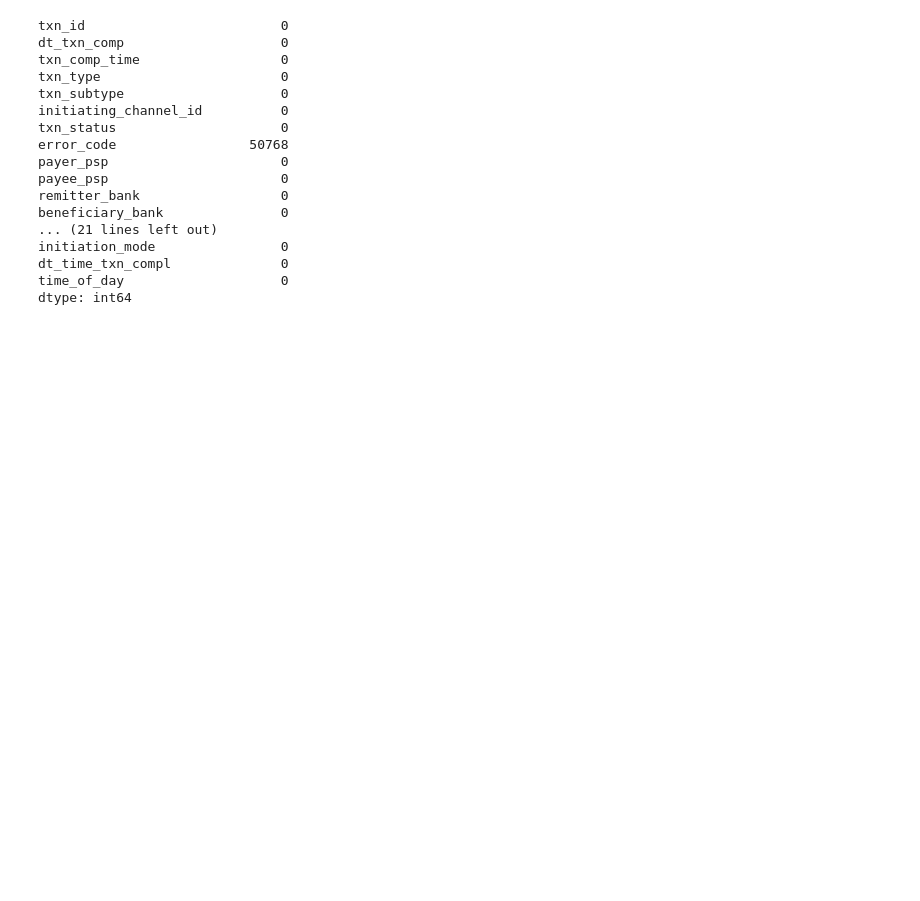
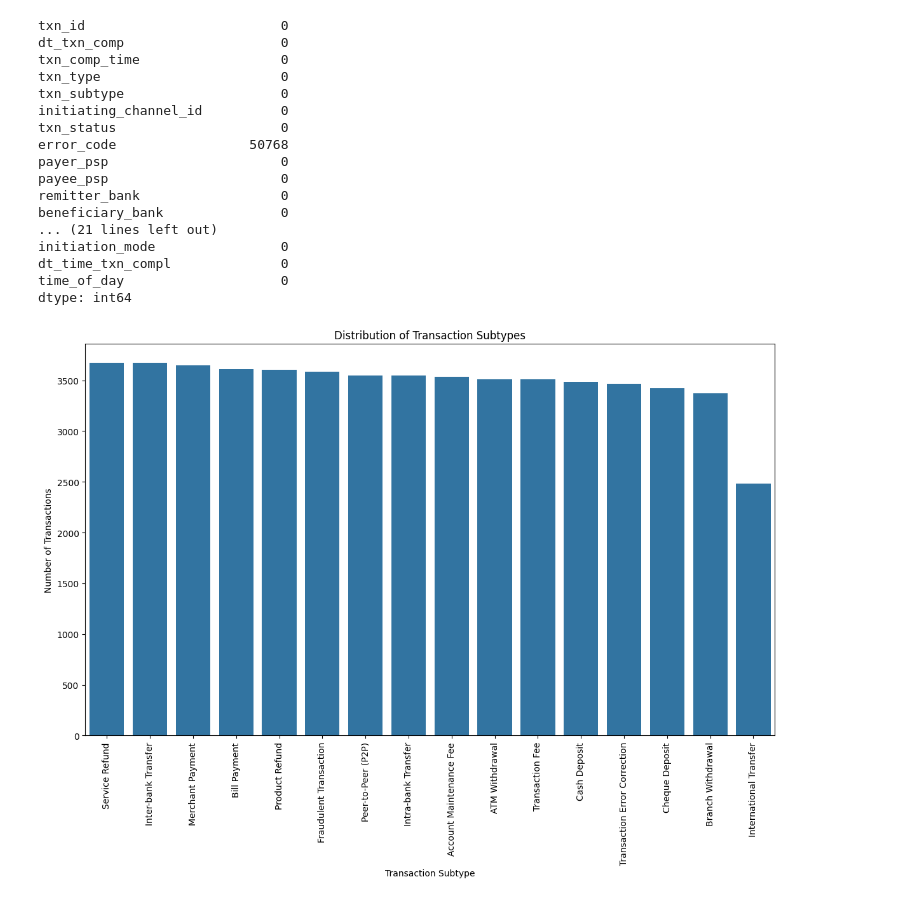
Before and after one commit to shashwatdixit10/Fraud-Detection-ML, a Jupyter notebook: ML Project.ipynb, the cells around one changed output. Saved outputs shown, nothing was run; the diff lists cells and outputs as text; code cells hidden in the pictures; blank space fills up the shorter version.

```diff
--- a/ML Project.ipynb
+++ b/ML Project.ipynb
@@ -12,7 +14,7 @@ Drive already mounted at /content/drive; to attempt to forcibly remount, call dr
 # %%
 import pandas as pd
 # %%
-data = pd.read_csv('/content/drive/MyDrive/data/Fraud Analytics Dataset - npci_data.csv.csv')
+data = pd.read_csv('//content/drive/MyDrive/data/Fraud Analytics Dataset.csv')
 # %%
 import numpy as np
 # %%
@@ -139,0 +145,12 @@ dtype: int64
+# %%
+subtype_counts = data['txn_subtype'].value_counts()
+# %%
+plt.figure(figsize=(14, 8))
+sns.barplot(x=subtype_counts.index, y=subtype_counts.values)
+plt.xlabel('Transaction Subtype')
+plt.ylabel('Number of Transactions')
+plt.title('Distribution of Transaction Subtypes')
+plt.xticks(rotation=90)
+plt.show()
+# %% [output]
+[figure, added]
```
Also changed, not shown: parts of 3 cells of this notebook.
